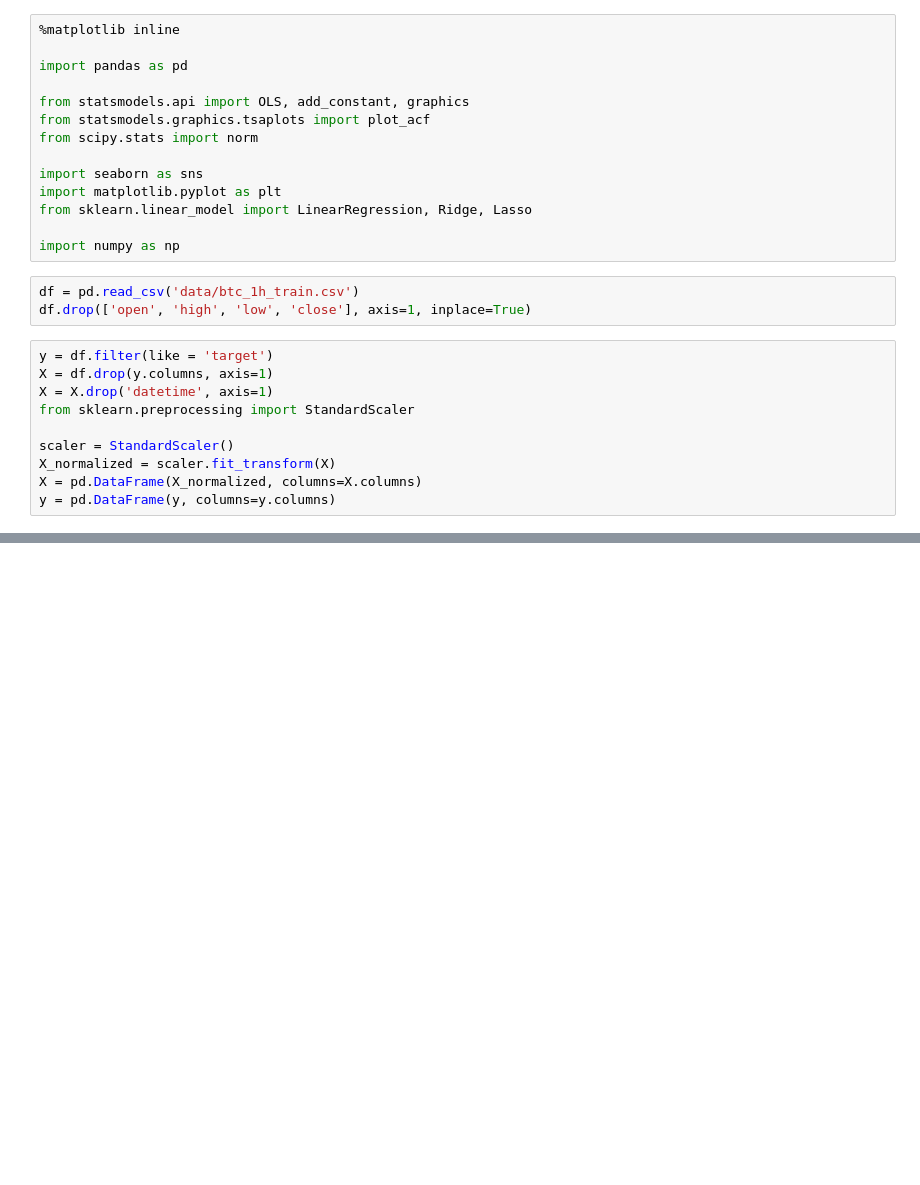
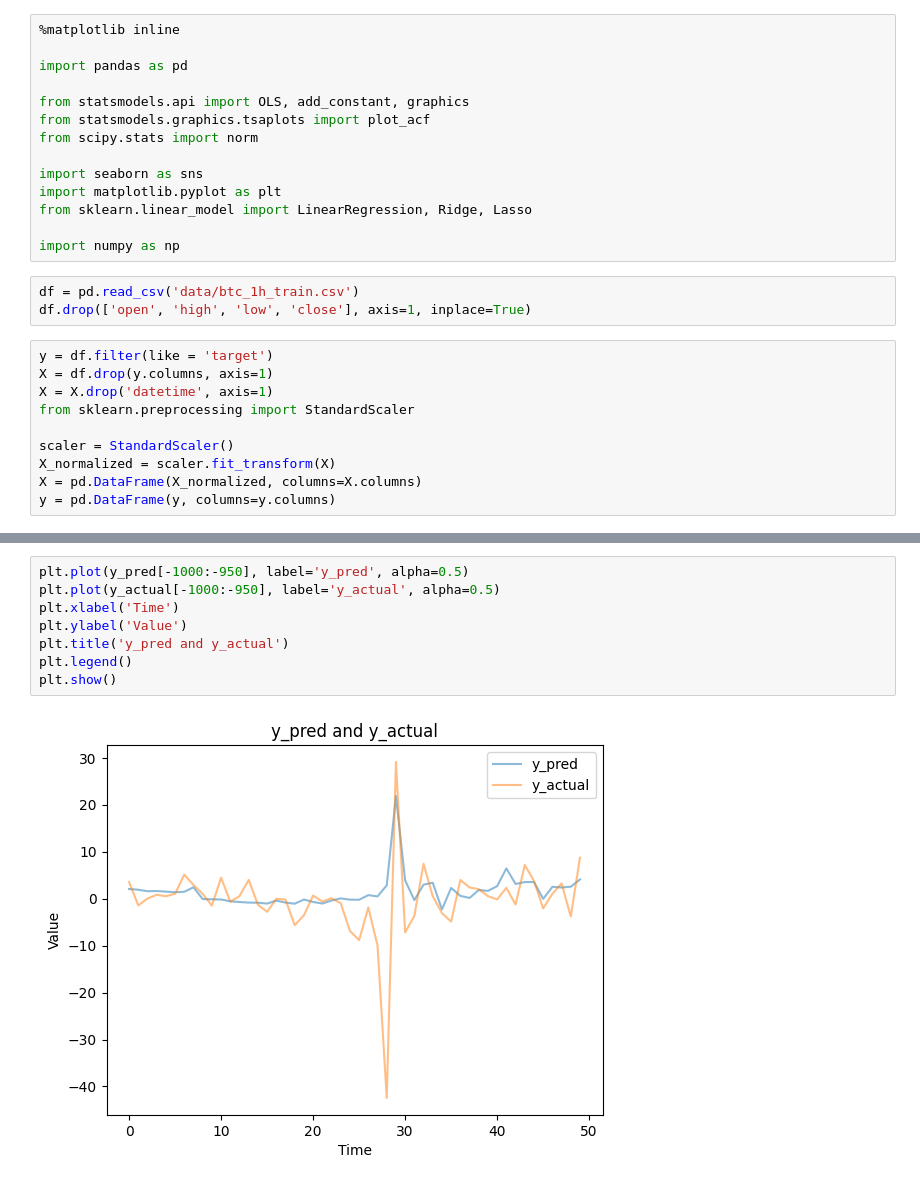
Before and after one commit to Doofinchmertz/ZeltaLabPS, a Jupyter notebook: BackTesting/lr_fresh/rolling_inference.ipynb, the cells around one changed output, grey strips where cells are left out. Cells and saved outputs as stored; diff of their text form; blank space fills up the shorter version.

```diff
--- a/BackTesting/lr_fresh/rolling_inference.ipynb
+++ b/BackTesting/lr_fresh/rolling_inference.ipynb
@@ -101,0 +91,10 @@ plt.show()
+# %%
+plt.plot(y_pred[-1000:-950], label='y_pred', alpha=0.5)
+plt.plot(y_actual[-1000:-950], label='y_actual', alpha=0.5)
+plt.xlabel('Time')
+plt.ylabel('Value')
+plt.title('y_pred and y_actual')
+plt.legend()
+plt.show()
+# %% [output]
+[figure, added]
```
Also changed, not shown: parts of 6 cells of this notebook, 17 other files.
